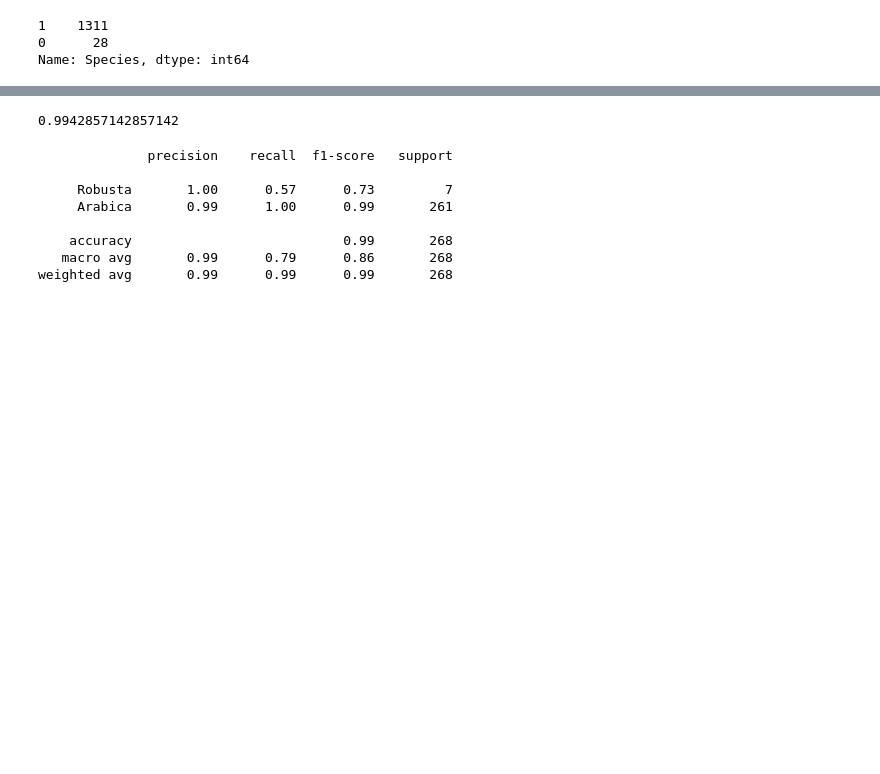
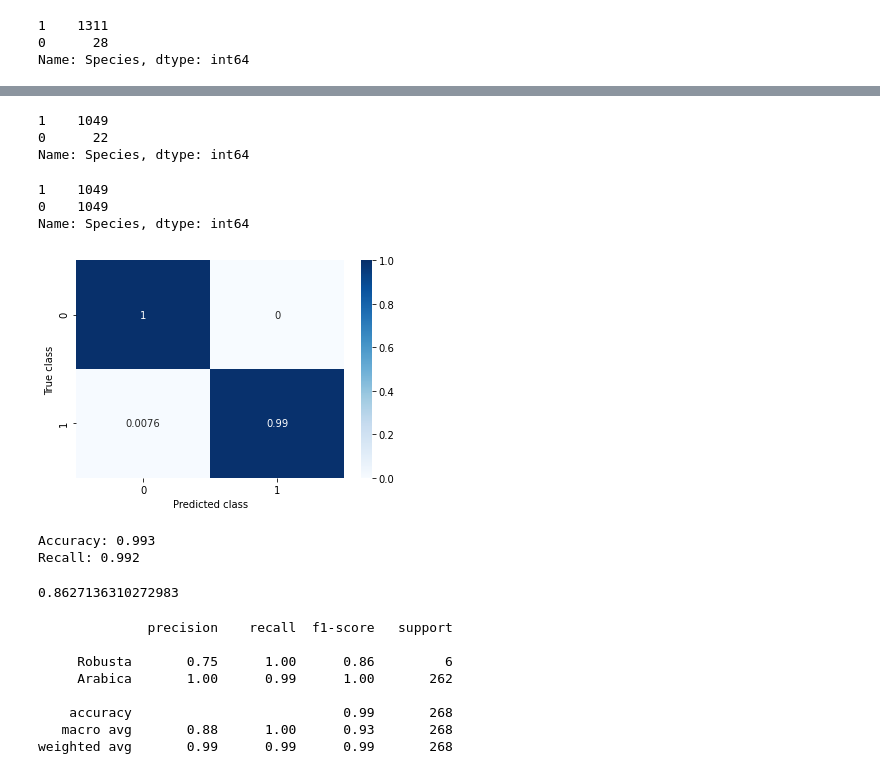
Before and after one commit to UjwalKavalipati/Coffee-Classification-Challenge, a Jupyter notebook: Coffee Classification.ipynb, the cells around one changed output, grey strips where cells are left out. Saved outputs shown, nothing was run; the diff lists cells and outputs as text; code cells hidden in the pictures; blank space fills up the shorter version.

```diff
--- a/Coffee Classification.ipynb
+++ b/Coffee Classification.ipynb
@@ -155,0 +229,13 @@ Name: Species, dtype: int64
+# %%
+# a helper function to draw confusion matrices
+def draw_cm(y_test, y_pred):
+  cm = confusion_matrix(y_test, y_pred)
+  cm_norm = cm.astype('float') / cm.sum(axis=1)[:, np.newaxis]
+  df_cm = pd.DataFrame(cm_norm)
+  plt.figure(figsize = (6,4))
+  sns.heatmap(df_cm, annot=True, cmap="Blues")
+  plt.xlabel("Predicted class")
+  plt.ylabel("True class")
+  plt.show()
+  print("Accuracy: {0:.3f}".format(accuracy_score(y_test, y_pred)))
+  print("Recall: {0:.3f}".format(recall_score(y_test, y_pred)))
@@ -155,0 +245,7 @@ Name: Species, dtype: int64
+# %%
+# Implementing Oversampling for Handling Imbalanced
+X= combined_df.drop('Species', axis = 1)
+Y=combined_df['Species']
+X_train, X_test, y_train, y_test = train_test_split(X,Y, test_size=0.20, random_state=0)
+smk = SMOTETomek(random_state=42)
+X_res,y_res=smk.fit_resample(X_train,y_train)
@@ -156,3 +264,15 @@ Name: Species, dtype: int64
+# %%
+y_train.value_counts()
+# %% [output]
+1    1049
+0      22
+Name: Species, dtype: int64
+# %%
+y_res.value_counts()
+# %% [output]
+1    1049
+0    1049
+Name: Species, dtype: int64
 # %%
 combined_df = combined_df.sample(frac=1).reset_index(drop=True)
 # %%
@@ -163,26 +283,30 @@ from sklearn.ensemble import RandomForestClassifier
 from sklearn.metrics import f1_score
 from sklearn.metrics import classification_report
 from sklearn.metrics import confusion_matrix
-# %%
-y = combined_df['Species']
-X = combined_df.drop('Species', axis = 1)
-X_train, X_test, y_train, y_test = train_test_split(X, y, test_size=0.20, random_state=0)
 # %%
-model = LogisticRegression(max_iter=1000)
-model.fit(X_train, y_train)
+model = LogisticRegression(max_iter=500)
+model.fit(X_res, y_res)
 ypred = model.predict(X_test)
 evaluation = f1_score(y_test, ypred)
 evaluation
+draw_cm(y_test,ypred)
 # %% [output]
+[figure, added]
-0.9942857142857142
+Accuracy: 0.993
+Recall: 0.992
+# %%
+from sklearn.metrics import matthews_corrcoef
+matthews_corrcoef(y_test, ypred)
+# %% [output]
+0.8627136310272983
 # %%
 print(classification_report(y_test, ypred, target_names=['Robusta','Arabica']))
 # %% [output]
               precision    recall  f1-score   support
 
-     Robusta       1.00      0.57      0.73         7
-     Arabica       0.99      1.00      0.99       261
+     Robusta       0.75      1.00      0.86         6
+     Arabica       1.00      0.99      1.00       262
 
     accuracy                           0.99       268
-   macro avg       0.99      0.79      0.86       268
+   macro avg       0.88      1.00      0.93       268
 weighted avg       0.99      0.99      0.99       268
```
Also changed, not shown: parts of 24 cells of this notebook.
